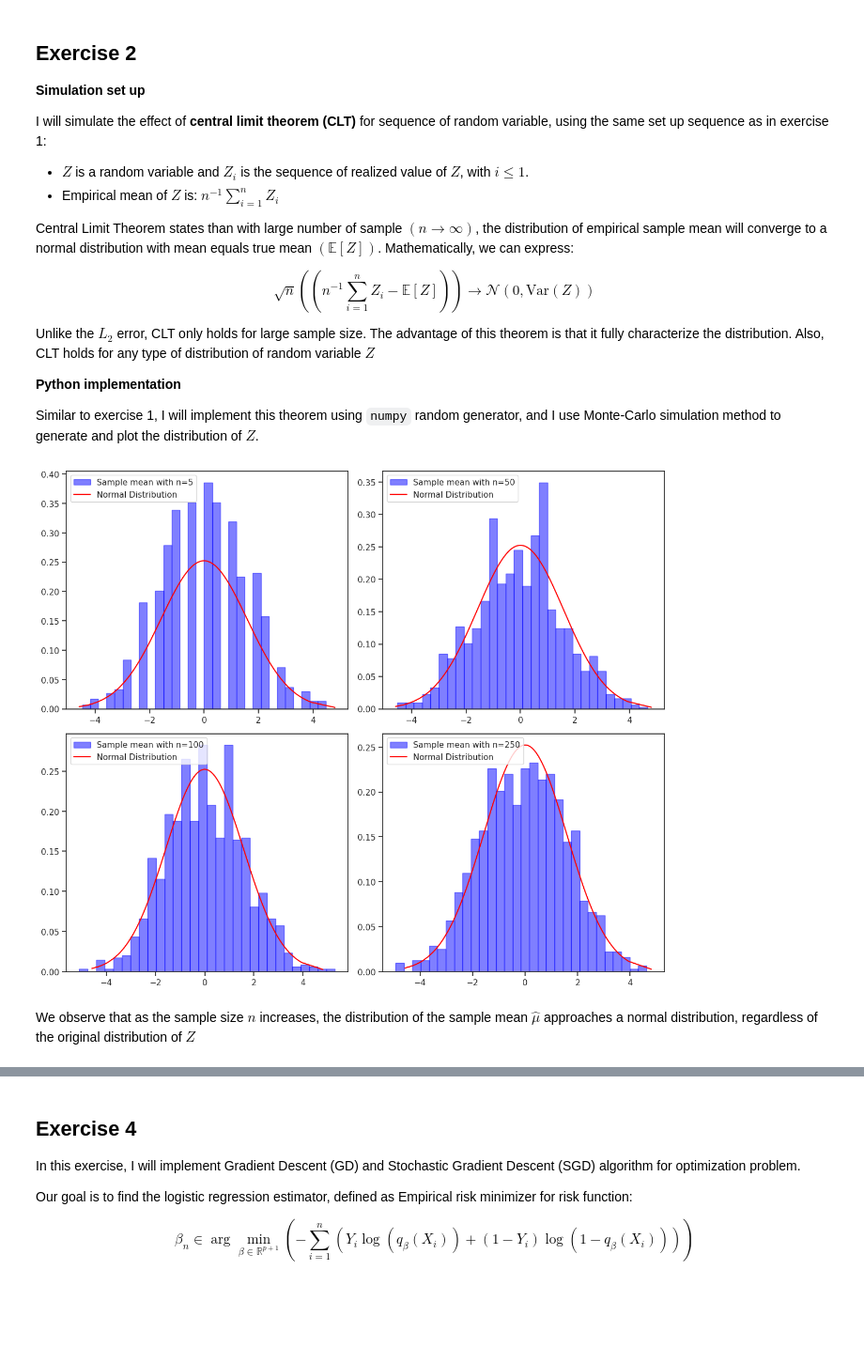
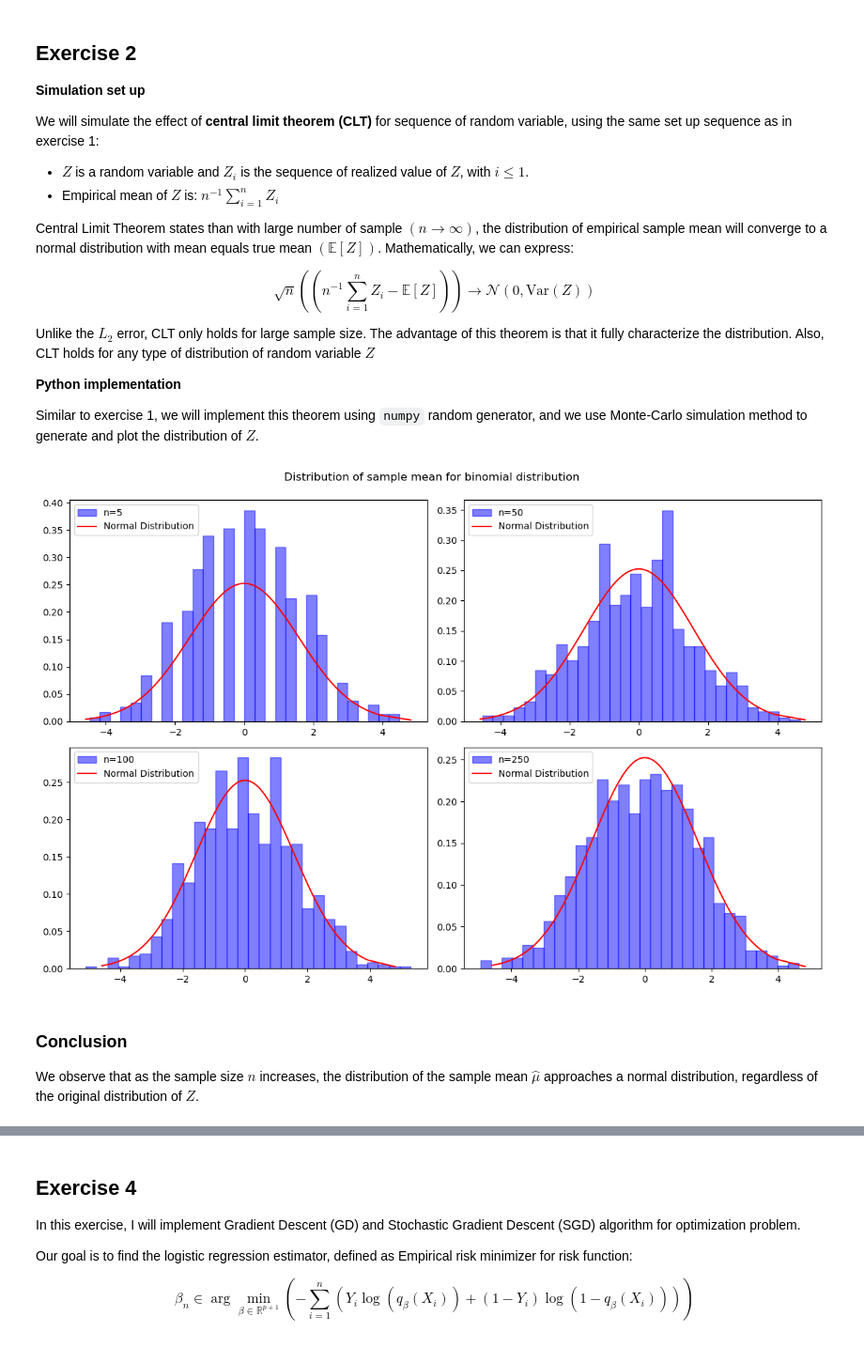
Before and after one commit to khuongdb/ensai-ml-computer-lab, a Jupyter notebook: ml-labs-Ba-Khuong-Dang.ipynb, the cells around one changed output, grey strips where cells are left out. Shown at 94% size. Drawn from its saved outputs; the diff is of its cells as text; code cells hidden in the pictures; blank space fills up the shorter version.

```diff
--- a/ml-labs-Ba-Khuong-Dang.ipynb
+++ b/ml-labs-Ba-Khuong-Dang.ipynb
@@ -130,7 +167,7 @@ plt.show()
 
 **Simulation set up**
 
-I will simulate the effect of **central limit theorem (CLT)** for sequence of random variable, using the same set up sequence as in exercise 1:
+We will simulate the effect of **central limit theorem (CLT)** for sequence of random variable, using the same set up sequence as in exercise 1:
 
 - $Z$ is a random variable and $Z_i$ is the sequence of realized value of $Z$, with $i\leq1$.
 - Empirical mean of $Z$ is: $n^{-1}\sum_{i=1}^n{Z_i}$
@@ -143,8 +180,14 @@ Unlike the $L_2$ error, CLT only holds for large sample size. The advantage of t
 
 **Python implementation**
 
-Similar to exercise 1, I will implement this theorem using `numpy` random generator, and I use Monte-Carlo simulation method to generate and plot the distribution of $Z$.
+Similar to exercise 1, we will implement this theorem using `numpy` random generator, and we use Monte-Carlo simulation method to generate and plot the distribution of $Z$.
 # %%
+# Loading packages
+import numpy as np
+import matplotlib.pyplot as plt
+from scipy.stats import norm, expon, uniform
+
+
 np.random.seed(2796)
 
 
@@ -155,7 +198,6 @@ def z_norm(mu, sigma, n):
     Returns:
         Sequence of normal random variable and its pdf
     """
-    # x = np.linspace(mu - 4*sigma, mu + 4*sigma, n)  # Range for x values
     x = np.random.normal(mu, sigma, n)
     x = np.sort(x)
     y = norm.pdf(x, mu, sigma)  # pdf of x
@@ -173,40 +215,44 @@ def z_binom(trial, p, n):
     return (np.mean(Z) - trial * p) * np.sqrt(n)
 
 
 # Set up parametes
 nb_simu = 1_000  # Number of simulation
 trial, p, n = 10, 0.5, 500
 mu = 0
 sigma = (trial * p) * (1 - p)
 
 # Generate Normal Distribution for comparison
 x_norm, y_norm = z_norm(0, np.sqrt(sigma), 1000)
 
 # Set up subplot grid (2x2) for each value of n
-fig, axs = plt.subplots(2, 2, figsize=(12, 10))
+fig, axs = plt.subplots(2, 2, figsize=(12, 8))
 axs = axs.flatten()
 
 for idx, n in enumerate([5, 50, 100, 250]):
-    rv_simu = np.array([z_binom(trial, p, n) for i in range(nb_simu)])
+    rv_simu = [z_binom(trial, p, n) for _ in range(nb_simu)]
     # Plot Z distribution and Normal distribution
     axs[idx].hist(
         rv_simu,
         bins=30,
         density=True,
         color="blue",
         edgecolor="blue",
         alpha=0.5,
-        label=f"Sample mean with n={n}",
+        label=f"n={n}",
     )
     axs[idx].plot(x_norm, y_norm, color="red", label="Normal Distribution")
+    # sns.kdeplot(x_norm, ax=axs[idx], color="red", fill=False, label="Y = 0")
     axs[idx].legend(loc="upper left")
 
-plt.tight_layout()
+plt.tight_layout(rect=[0, 0, 1, 0.95])
+plt.suptitle("Distribution of sample mean for binomial distribution")
 plt.show()
 # %% [output]
-[figure, old version]
+[figure, new version]
 # %% [markdown]
-We observe that as the sample size $n$ increases, the distribution of the sample mean $\hat{\mu}$ approaches a normal distribution, regardless of the original distribution of $Z$
+### Conclusion
+
+We observe that as the sample size $n$ increases, the distribution of the sample mean $\hat{\mu}$ approaches a normal distribution, regardless of the original distribution of $Z$.
 # %% [markdown]
 ## Exercise 3
 
```
Also changed, not shown: parts of 61 cells of this notebook.
